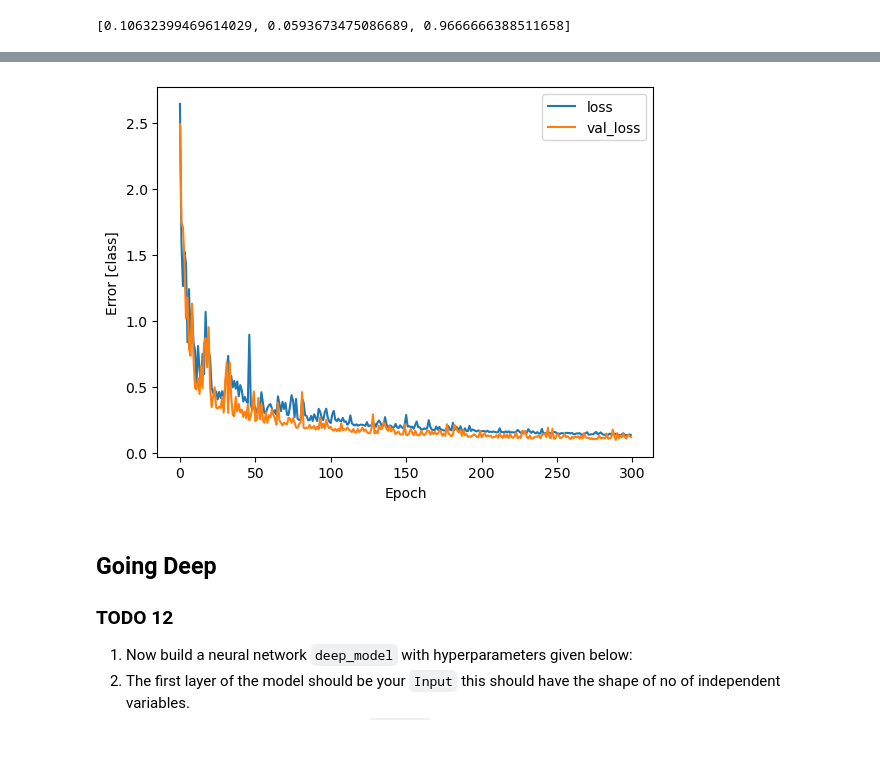
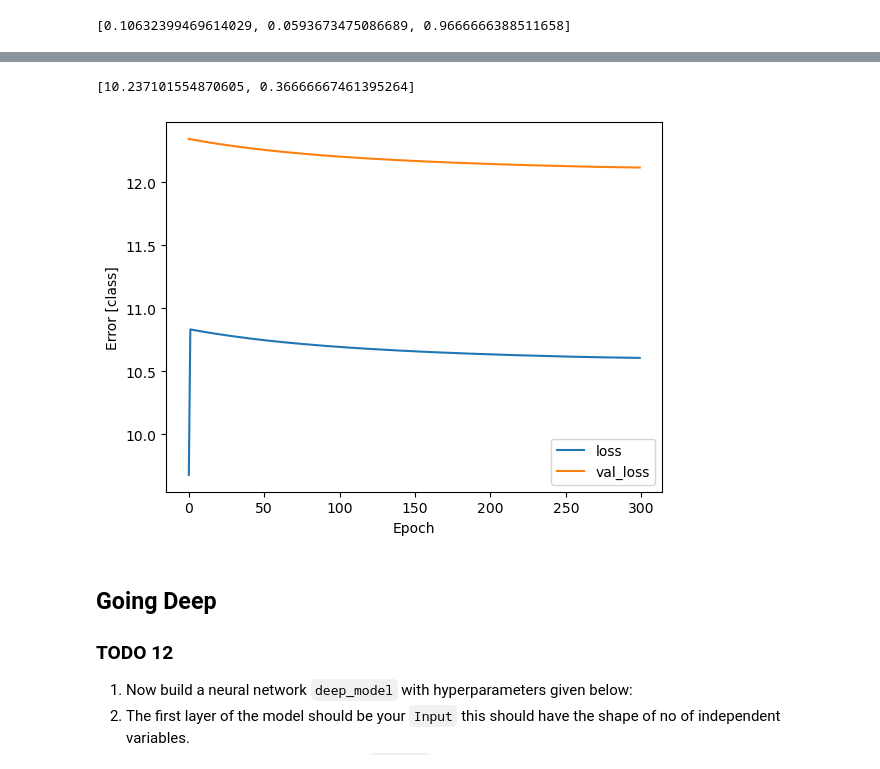
Before and after one commit to Abeoseh/deep_learning, a Jupyter notebook: labs/lab2/Lab2_LNN_SV.ipynb, the cells around one changed output, grey strips where cells are left out. Saved outputs shown, nothing was run; the diff lists cells and outputs as text; code cells hidden in the pictures.

```diff
--- a/labs/lab2/Lab2_LNN_SV.ipynb
+++ b/labs/lab2/Lab2_LNN_SV.ipynb
@@ -1021,16 +1021,16 @@ Cross-Entropy Loss:
 # TODO:
 
 sequential_2 = keras.Sequential(
-    [keras.Input(shape=(x_train.shape[1],), name="input"),
-    keras.layers.Dense(3, tf.nn.softmax, name="dense"),
-], name = "sequential_2")
+    [keras.Input(shape=(x_train.shape[1],)),
+    keras.layers.Dense(units=3, activation='softmax'),
+    ], name = "sequential_2")
 
 # sequential_2 = keras.Sequential(name = "sequential_2")
 # sequential_2.add(keras.Input(shape=(x_train.shape[1],), name="input"))
 # sequential_2.add(keras.layers.Dense(3, tf.nn.softmax, name="dense"))
 ## keras adds a bias for each node so: (4 input * 3 dense) + 3 dense = 15 params
 
-print(sequential_2.summary())
+sequential_2.summary()
 # %% [output]
 Model: "sequential_2"
 ┏━━━━━━━━━━━━━━━━━━━━━━━━━━━━━━━━━┳━━━━━━━━━━━━━━━━━━━━━━━━┳━━━━━━━━━━━━━━━┓
@@ -1073,7 +1072,7 @@ Wall time: 26.7 s
 
 # type(history)
 
-def plot_learning(history: keras.src.callbacks.history.History, label: str):
+def plot_learning(history, label: str):
     plt.plot(history.history['loss'], label='loss')
     plt.plot(history.history['val_loss'], label='val_loss')
     plt.xlabel('Epoch')
@@ -1103,8 +1104,8 @@ sequential_2.evaluate(x_test, y_test)
 
 sequential_2 = keras.Sequential(
     [keras.Input(shape=(x_train.shape[1],), name="input"),
-    keras.layers.Dense(3, tf.nn.softmax,
-                        kernel_regularizer=keras.regularizers.L2(),
-                        kernel_regularizer=keras.regularizers.L1()
-, name="dense"),
+    keras.layers.Dense(3, activation = "relu",
+                        kernel_regularizer=keras.regularizers.L1(0.01), name="dense1"),
+    keras.layers.Dense(3, activation = "relu",
+                        kernel_regularizer=keras.regularizers.L2(0.01), name="dense2"),
 ], name = "sequential_2")
@@ -1123,4 +1125,6 @@ history = sequential_2.fit(x = x_train, y = y_train, epochs = 300,
 # %%
 
 plot_learning(history, "class")
+
+sequential_2.evaluate(x_test, y_test)
 # %% [output]
@@ -1127,4 +1132,5 @@ plot_learning(history, "class")
+[10.237101554870605, 0.36666667461395264]
-[figure, old version]
+[figure, new version]
 # %% [markdown]
 ## Going Deep
 
```
Also changed, not shown: parts of 5 cells of this notebook.
